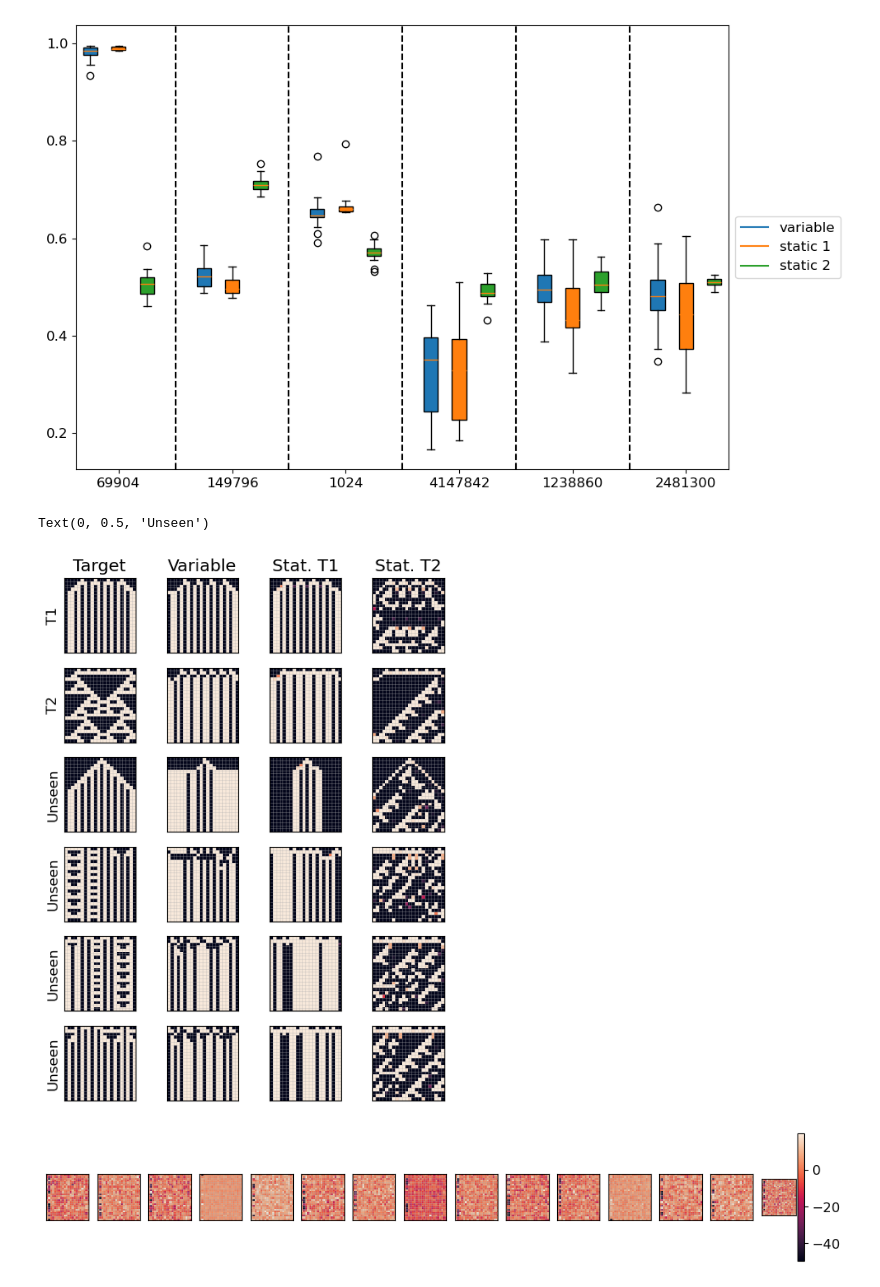
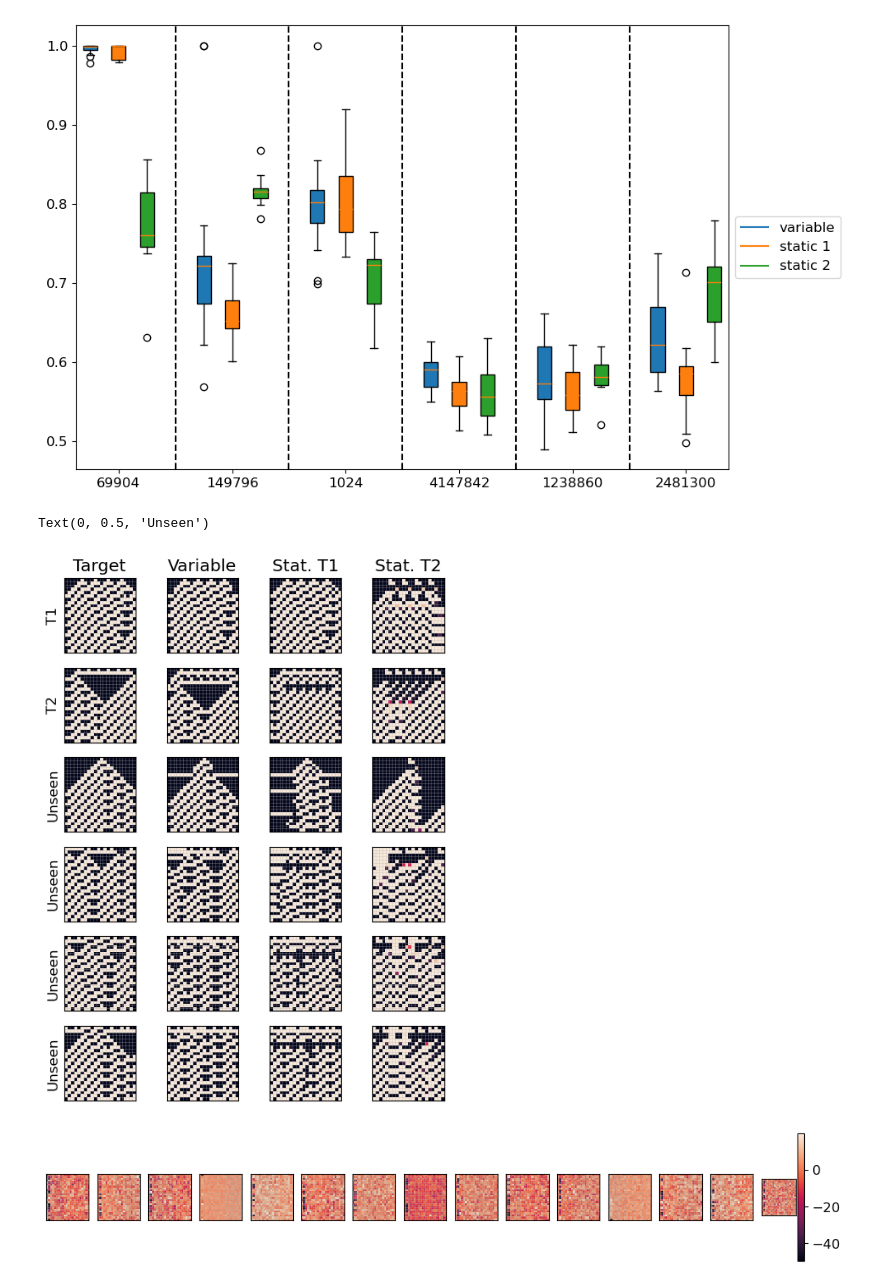
Before and after one commit to Cpetak/CA_GRN2, a Jupyter notebook: variable_grnweights.ipynb, the cells around one changed output. Saved outputs shown, nothing was run; the diff lists cells and outputs as text; code cells hidden in the pictures.

```diff
--- a/variable_grnweights.ipynb
+++ b/variable_grnweights.ipynb
@@ -14,7 +14,7 @@ root="~/scratch/detailed_save"
 # Load GRN
 
 # Parameters
-rule = 94
+rule = 62
 grn_size = 22
 num_cells = 22
 dev_steps = 22
@@ -68,34 +68,34 @@ for i in range(1, varied_df.shape[1]):
 plt.tight_layout()
 plt.show()
 # %% [output]
-[figure, old version]
+[figure, new version]
 # %%
 fig, axs = plt.subplots(6, 4, figsize=(6, 8), sharex=True, sharey=True)
 
 plt.rcParams.update({"font.size": 12})
 
-rep_id=8 #8 for 94, 2 for 102
+rep_id=12 #8 for 94, 2 for 102, 12 for 70, 10 for 54, 10 for 50, 12 for 62
 
 for i in range(6):#looping through seeds
     helper.imshow_ca(all_targs[i], ax=axs[i,0])
     helper.imshow_ca(varied_phenos[i,rep_id,:,:], ax=axs[i,1])
     helper.imshow_ca(env1_phenos[i,rep_id,:,:], ax=axs[i,2])
     helper.imshow_ca(env2_phenos[i,rep_id,:,:], ax=axs[i,3])
 
 axs[0,0].set_title('Target')
 axs[0,1].set_title('Variable')
 axs[0,2].set_title('Stat. T1')
 axs[0,3].set_title('Stat. T2')
 
 axs[0,0].set_ylabel("T1")
 axs[1,0].set_ylabel("T2")
 axs[2,0].set_ylabel("Unseen")
 axs[3,0].set_ylabel("Unseen")
 axs[4,0].set_ylabel("Unseen")
 axs[5,0].set_ylabel("Unseen")
 # %% [output]
 Text(0, 0.5, 'Unseen')
-[figure, old version]
+[figure, new version]
 # %%
 fig, axs = plt.subplots(ncols=15, nrows = 1, figsize=(12, 4))
 for i,g in enumerate(varied_genos):
```
Also changed, not shown: parts of 8 cells of this notebook, 9 other files.
